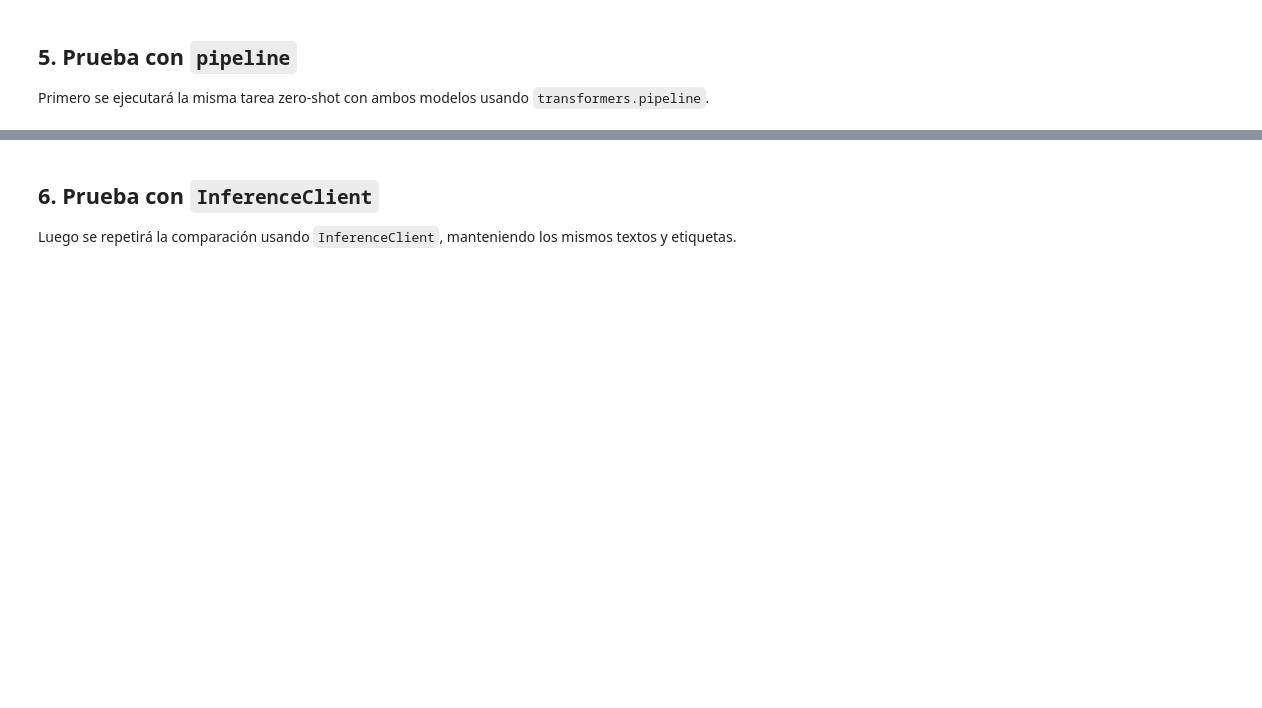
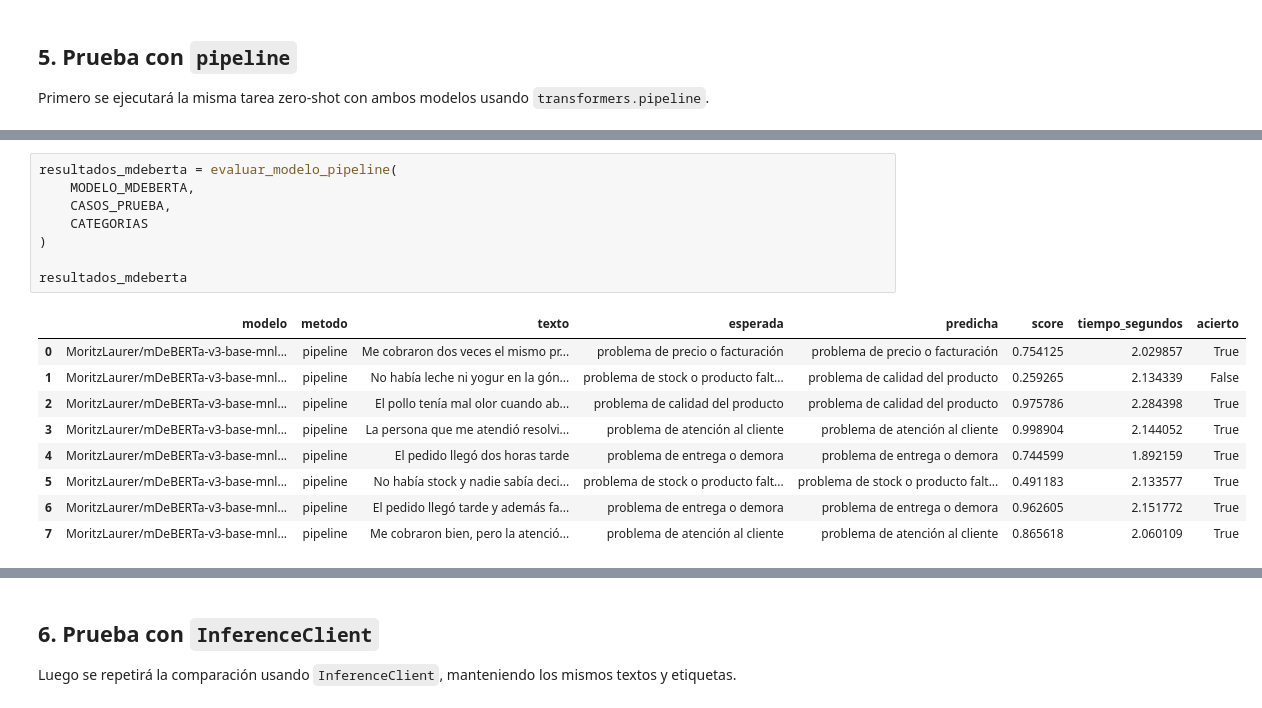
Before and after one commit to ferfava/Seminario_Actualizaci-n_2026, a Jupyter notebook: TP_Integrador/TP_Fava_Fernanda.ipynb, the cells around one changed output, grey strips where cells are left out. Saved outputs shown, nothing was run; the diff lists cells and outputs as text; blank space fills up the shorter version.

```diff
--- a/TP_Integrador/TP_Fava_Fernanda.ipynb
+++ b/TP_Integrador/TP_Fava_Fernanda.ipynb
@@ -68,0 +159,18 @@ Primero se ejecutará la misma tarea zero-shot con ambos modelos usando `transfo
+# %%
+resultados_mdeberta = evaluar_modelo_pipeline(
+    MODELO_MDEBERTA,
+    CASOS_PRUEBA,
+    CATEGORIAS
+)
+
+resultados_mdeberta
+# %% [output]
+|  | modelo | metodo | texto | esperada | predicha | score | tiempo_segundos | acierto |
+| 0 | MoritzLaurer/mDeBERTa-v3-base-mnl... | pipeline | Me cobraron dos veces el mismo pr... | problema de precio o facturación | problema de precio o facturación | 0.754125 | 2.029857 | True |
+| 1 | MoritzLaurer/mDeBERTa-v3-base-mnl... | pipeline | No había leche ni yogur en la gón... | problema de stock o producto falt... | problema de calidad del producto | 0.259265 | 2.134339 | False |
+| 2 | MoritzLaurer/mDeBERTa-v3-base-mnl... | pipeline | El pollo tenía mal olor cuando ab... | problema de calidad del producto | problema de calidad del producto | 0.975786 | 2.284398 | True |
+| 3 | MoritzLaurer/mDeBERTa-v3-base-mnl... | pipeline | La persona que me atendió resolvi... | problema de atención al cliente | problema de atención al cliente | 0.998904 | 2.144052 | True |
+| 4 | MoritzLaurer/mDeBERTa-v3-base-mnl... | pipeline | El pedido llegó dos horas tarde | problema de entrega o demora | problema de entrega o demora | 0.744599 | 1.892159 | True |
+| 5 | MoritzLaurer/mDeBERTa-v3-base-mnl... | pipeline | No había stock y nadie sabía deci... | problema de stock o producto falt... | problema de stock o producto falt... | 0.491183 | 2.133577 | True |
+| 6 | MoritzLaurer/mDeBERTa-v3-base-mnl... | pipeline | El pedido llegó tarde y además fa... | problema de entrega o demora | problema de entrega o demora | 0.962605 | 2.151772 | True |
+| 7 | MoritzLaurer/mDeBERTa-v3-base-mnl... | pipeline | Me cobraron bien, pero la atenció... | problema de atención al cliente | problema de atención al cliente | 0.865618 | 2.060109 | True |
```
Also changed, not shown: parts of 28 cells of this notebook.
